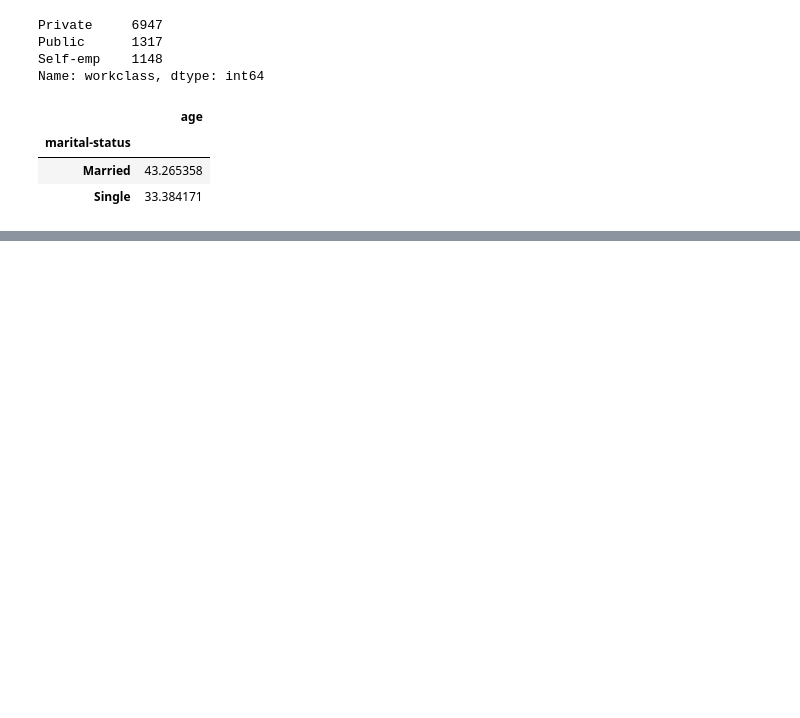
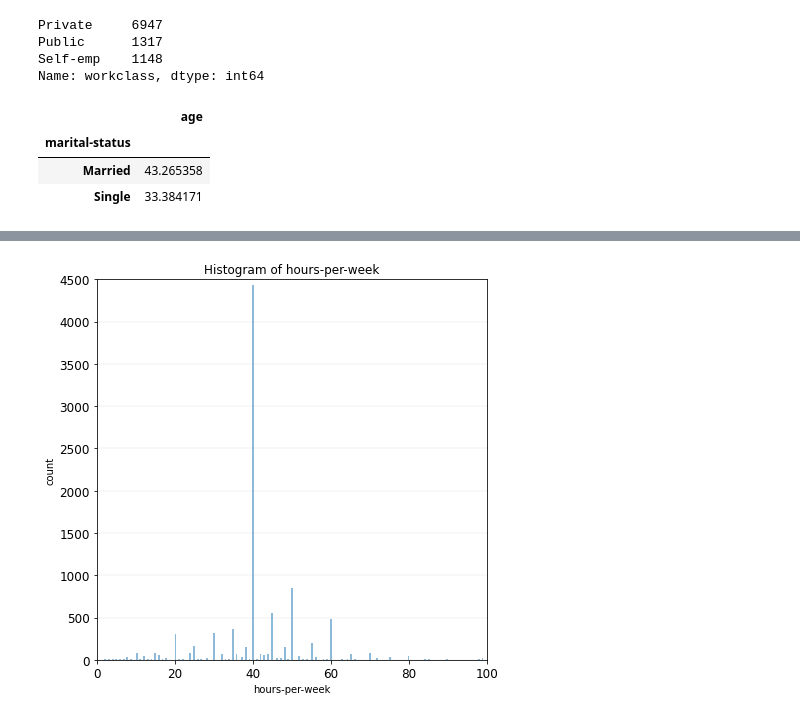
Before and after one commit to Ron256/DSC478MachineLearning, a Jupyter notebook: Notebooks/HomeWorkAssignments/ProgrammingMachineLearningAssignment1.ipynb, the cells around one changed output, grey strips where cells are left out. Cells and saved outputs as stored; diff of their text form; code cells hidden in the pictures; blank space fills up the shorter version.

```diff
--- a/Notebooks/HomeWorkAssignments/ProgrammingMachineLearningAssignment1.ipynb
+++ b/Notebooks/HomeWorkAssignments/ProgrammingMachineLearningAssignment1.ipynb
@@ -192,0 +260,12 @@ df[['marital-status', 'age']].groupby(['marital-status']).mean()
+# %%
+# histogram for hours-per-week
+hs = plt.subplots(figsize=(7,7))
+plt.hist(df['hours-per-week'], bins = 207, alpha = 0.5)
+plt.xlabel('hours-per-week')
+plt.ylabel('count')
+plt.title('Histogram of hours-per-week')
+plt.axis([0, 100,  0, 4500])
+plt.grid(color='grey', axis='y', linestyle='-', linewidth=0.2, alpha=0.5)
+plt.tick_params(labelsize=12)
+# %% [output]
+[figure, added]
```
Also changed, not shown: parts of 22 cells of this notebook.
